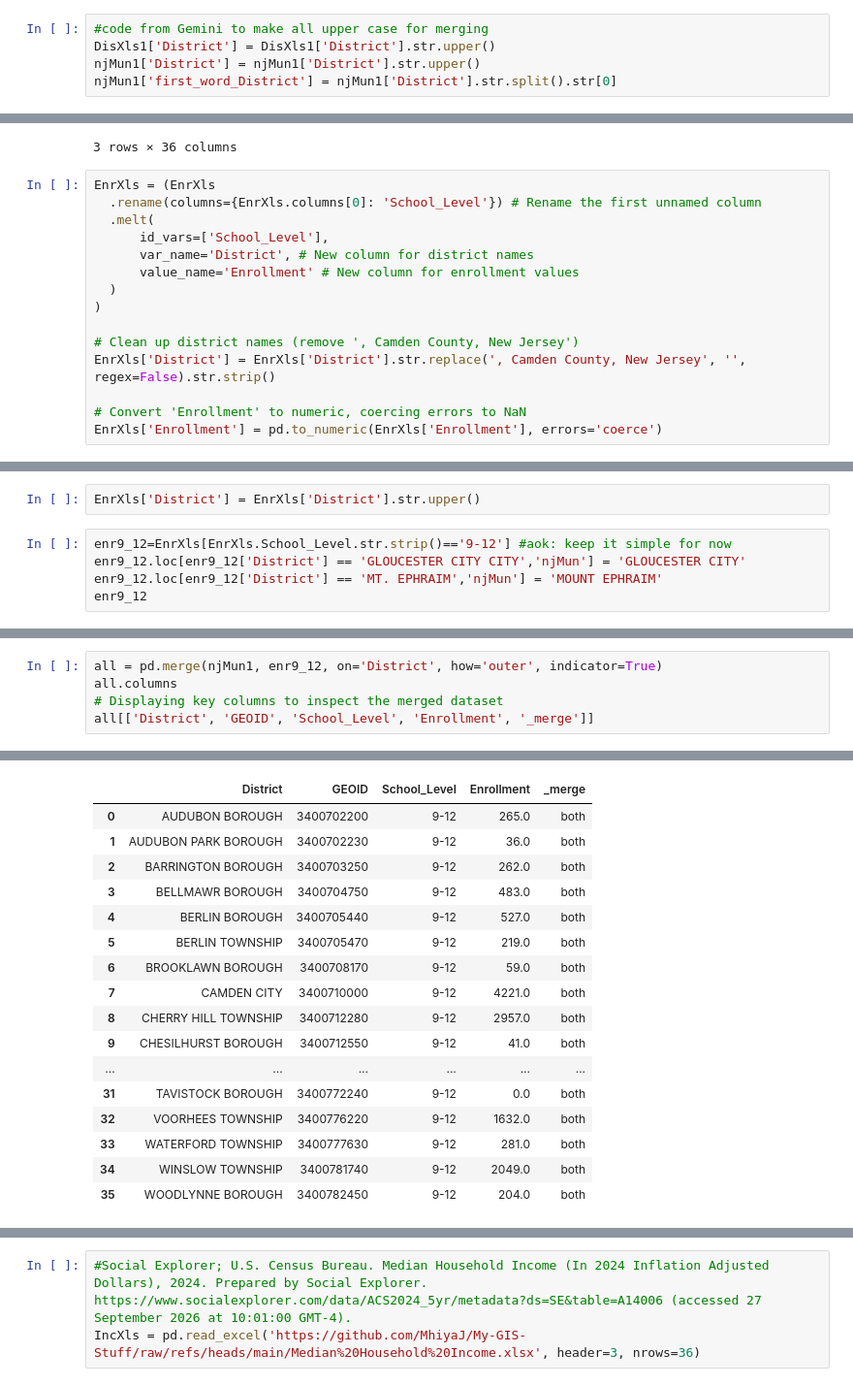
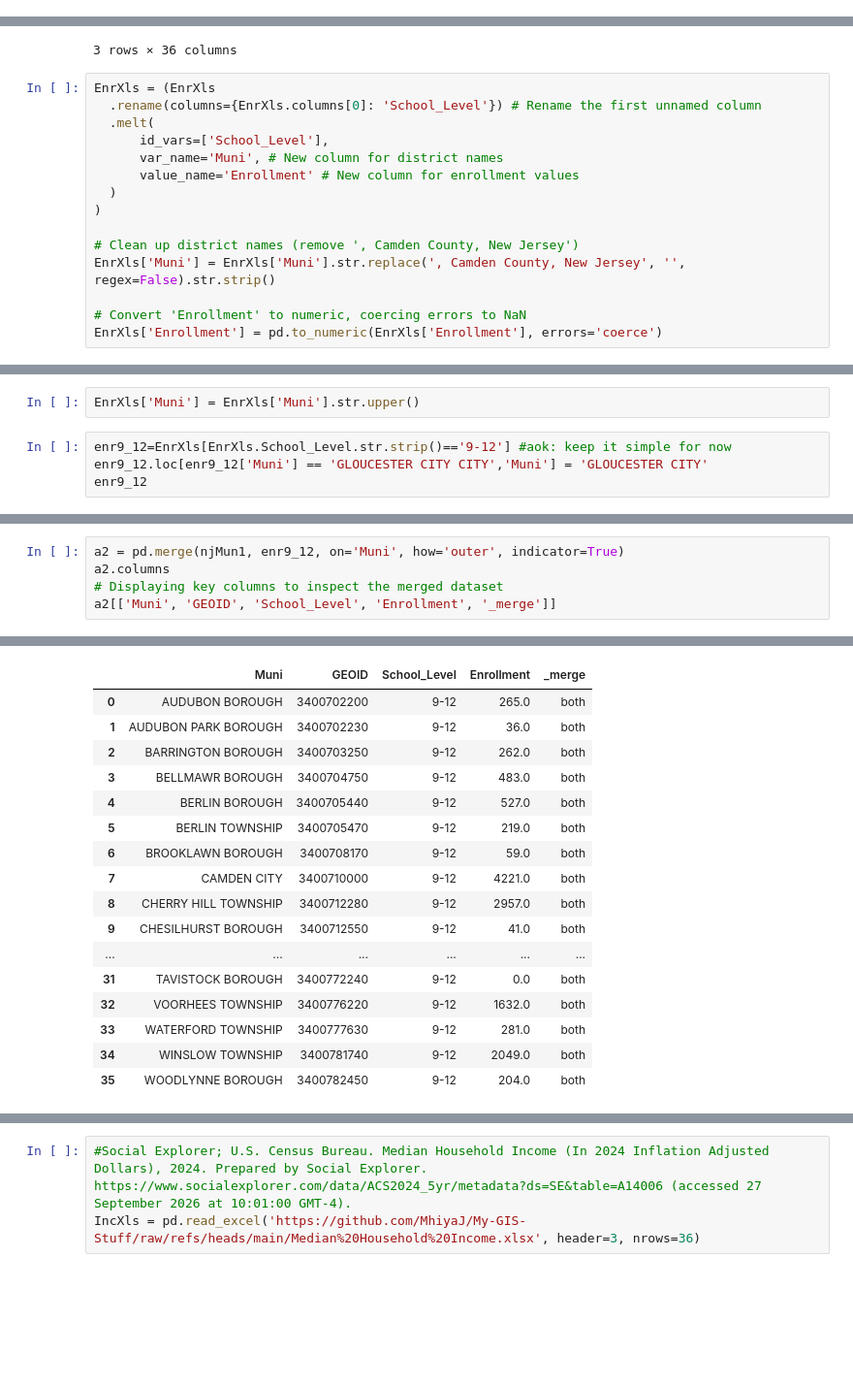
Before and after one commit to MhiyaJ/My-GIS-Stuff, a Jupyter notebook: After School Programs.ipynb, the cells around one changed output, grey strips where cells are left out. Shown at 97% size. Saved outputs shown, nothing was run; the diff lists cells and outputs as text; blank space fills up the shorter version.

```diff
--- a/After School Programs.ipynb
+++ b/After School Programs.ipynb
@@ -129,5 +150,0 @@ See the caveats in the documentation: https://pandas.pydata.org/pandas-docs/stab
-# %%
-#code from Gemini to make all upper case for merging
-DisXls1['District'] = DisXls1['District'].str.upper()
-njMun1['District'] = njMun1['District'].str.upper()
-njMun1['first_word_District'] = njMun1['District'].str.split().str[0]
@@ -229,13 +221,13 @@ EnrXls = (EnrXls
   .rename(columns={EnrXls.columns[0]: 'School_Level'}) # Rename the first unnamed column
   .melt(
       id_vars=['School_Level'],
-      var_name='District', # New column for district names
+      var_name='Muni', # New column for district names
       value_name='Enrollment' # New column for enrollment values
   )
 )
 
 # Clean up district names (remove ', Camden County, New Jersey')
-EnrXls['District'] = EnrXls['District'].str.replace(', Camden County, New Jersey', '', regex=False).str.strip()
+EnrXls['Muni'] = EnrXls['Muni'].str.replace(', Camden County, New Jersey', '', regex=False).str.strip()
 
 # Convert 'Enrollment' to numeric, coercing errors to NaN
 EnrXls['Enrollment'] = pd.to_numeric(EnrXls['Enrollment'], errors='coerce')
@@ -256,10 +248,9 @@ EnrXls
 | 104 | 9-12 | Woodlynne borough | 204 |
 105 rows × 3 columns
 # %%
-EnrXls['District'] = EnrXls['District'].str.upper()
+EnrXls['Muni'] = EnrXls['Muni'].str.upper()
 # %%
 enr9_12=EnrXls[EnrXls.School_Level.str.strip()=='9-12'] #aok: keep it simple for now
-enr9_12.loc[enr9_12['District'] == 'GLOUCESTER CITY CITY','njMun'] = 'GLOUCESTER CITY'
-enr9_12.loc[enr9_12['District'] == 'MT. EPHRAIM','njMun'] = 'MOUNT EPHRAIM'
+enr9_12.loc[enr9_12['Muni'] == 'GLOUCESTER CITY CITY','Muni'] = 'GLOUCESTER CITY'
 enr9_12
 # %% [output]
@@ -288,6 +274,6 @@ See the caveats in the documentation: https://pandas.pydata.org/pandas-docs/stab
 # %%
-all = pd.merge(njMun1, enr9_12, on='District', how='outer', indicator=True)
-all.columns
+a2 = pd.merge(njMun1, enr9_12, on='Muni', how='outer', indicator=True)
+a2.columns
 # Displaying key columns to inspect the merged dataset
-all[['District', 'GEOID', 'School_Level', 'Enrollment', '_merge']]
+a2[['Muni', 'GEOID', 'School_Level', 'Enrollment', '_merge']]
 # %% [output]
@@ -297,4 +281,4 @@ Index(['District', 'GEOID', 'geometry', 'c', 'first_word_District',
-|  | District | GEOID | School_Level | Enrollment | _merge |
+|  | Muni | GEOID | School_Level | Enrollment | _merge |
 | 0 | AUDUBON BOROUGH | 3400702200 | 9-12 | 265.0 | both |
 | 1 | AUDUBON PARK BOROUGH | 3400702230 | 9-12 | 36.0 | both |
 | 2 | BARRINGTON BOROUGH | 3400703250 | 9-12 | 262.0 | both |
```
Also changed, not shown: parts of 30 cells of this notebook.
